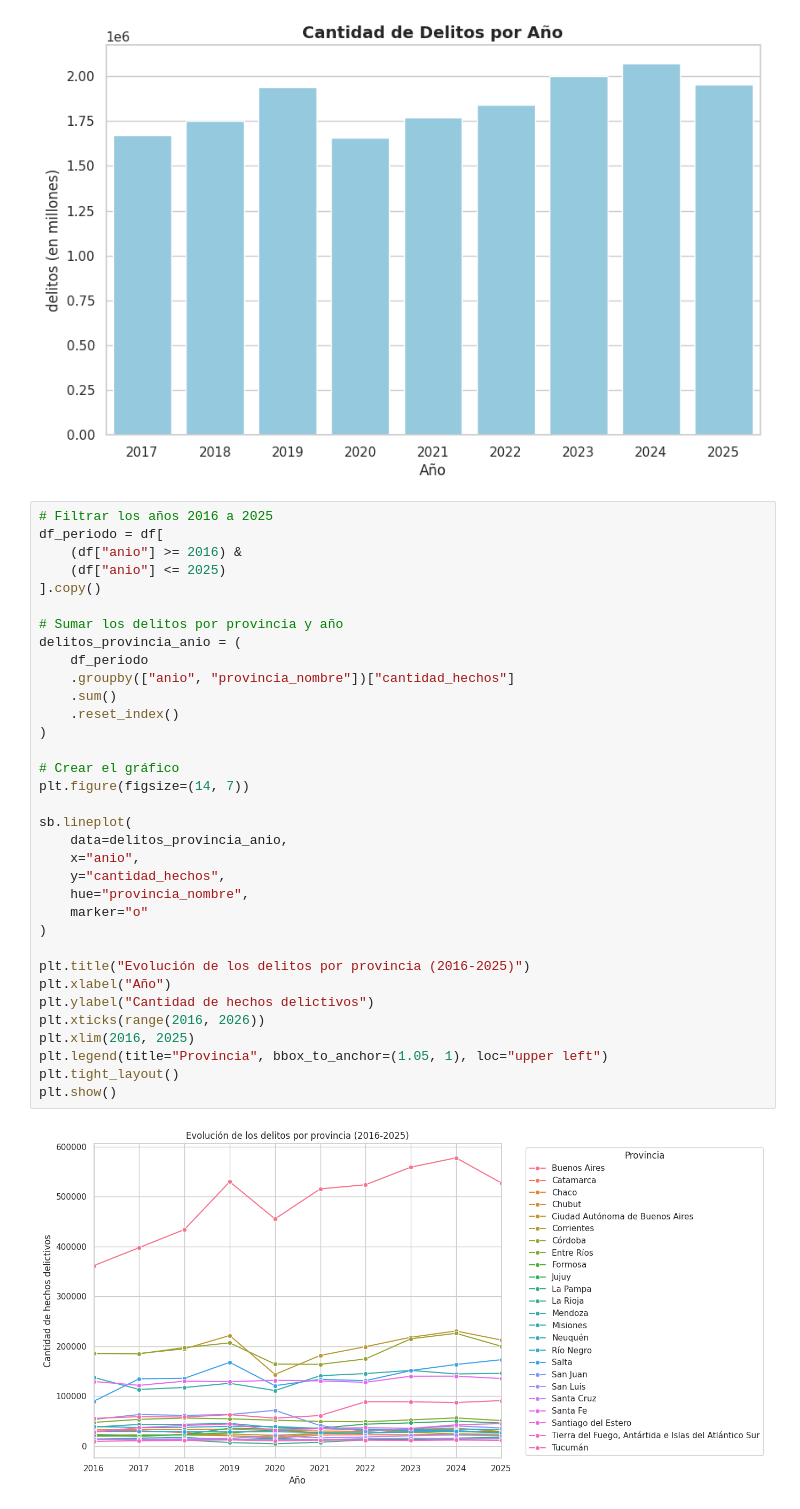
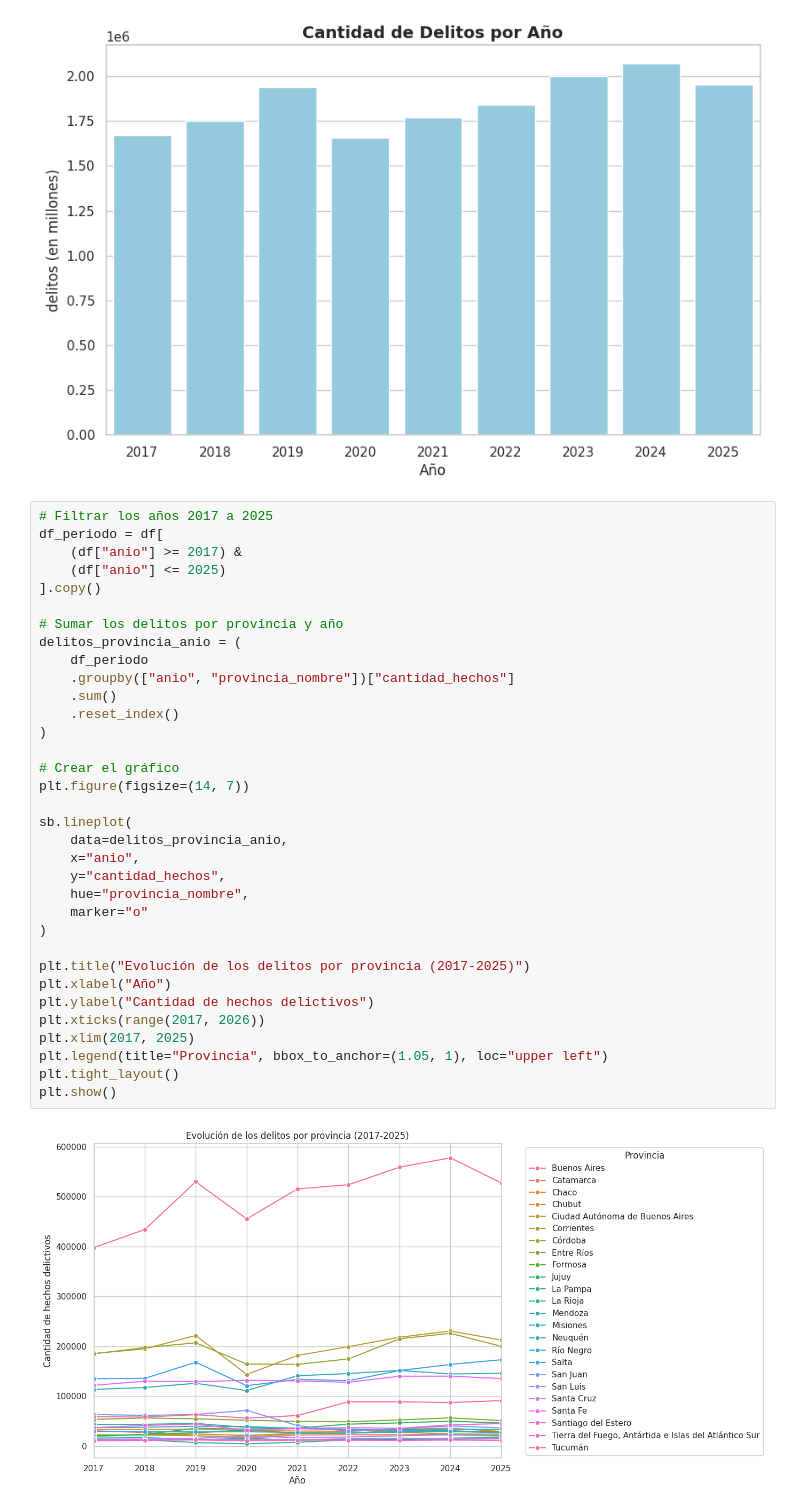
Before and after one commit to bauhaushm/TP-Delito_en_AMBA, a Jupyter notebook: TP_Delito.ipynb, the cells around one changed output. Cells and saved outputs as stored; diff of their text form.

```diff
--- a/TP_Delito.ipynb
+++ b/TP_Delito.ipynb
@@ -166,39 +167,39 @@ plt.show()
 # %% [output]
 [figure]
 # %%
-# Filtrar los años 2016 a 2025
+# Filtrar los años 2017 a 2025
 df_periodo = df[
-    (df["anio"] >= 2016) &
+    (df["anio"] >= 2017) &
     (df["anio"] <= 2025)
 ].copy()
 
 # Sumar los delitos por provincia y año
 delitos_provincia_anio = (
     df_periodo
     .groupby(["anio", "provincia_nombre"])["cantidad_hechos"]
     .sum()
     .reset_index()
 )
 
 # Crear el gráfico
 plt.figure(figsize=(14, 7))
 
 sb.lineplot(
     data=delitos_provincia_anio,
     x="anio",
     y="cantidad_hechos",
     hue="provincia_nombre",
     marker="o"
 )
 
-plt.title("Evolución de los delitos por provincia (2016-2025)")
+plt.title("Evolución de los delitos por provincia (2017-2025)")
 plt.xlabel("Año")
 plt.ylabel("Cantidad de hechos delictivos")
-plt.xticks(range(2016, 2026))
-plt.xlim(2016, 2025)
+plt.xticks(range(2017, 2026))
+plt.xlim(2017, 2025)
 plt.legend(title="Provincia", bbox_to_anchor=(1.05, 1), loc="upper left")
 plt.tight_layout()
 plt.show()
 # %% [output]
-[figure, old version]
+[figure, new version]
 # %%
```
Also changed, not shown: parts of 4 cells of this notebook.
